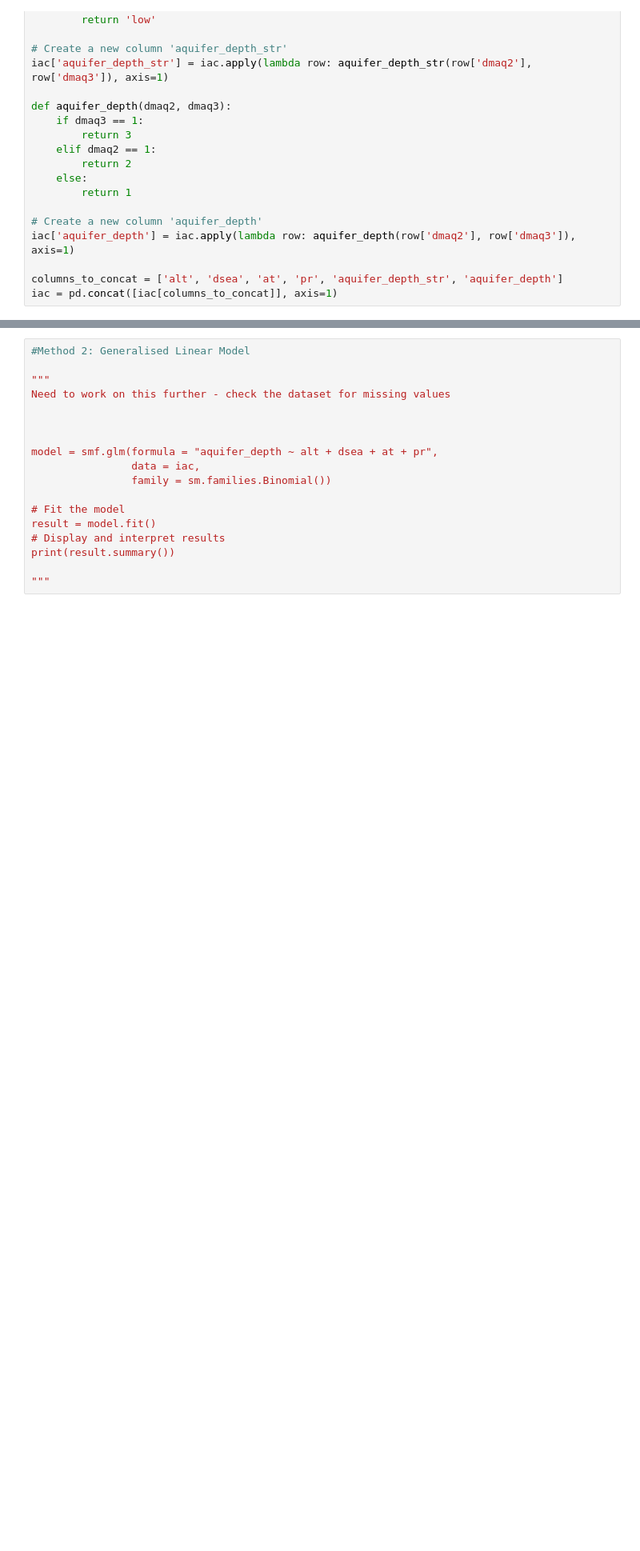
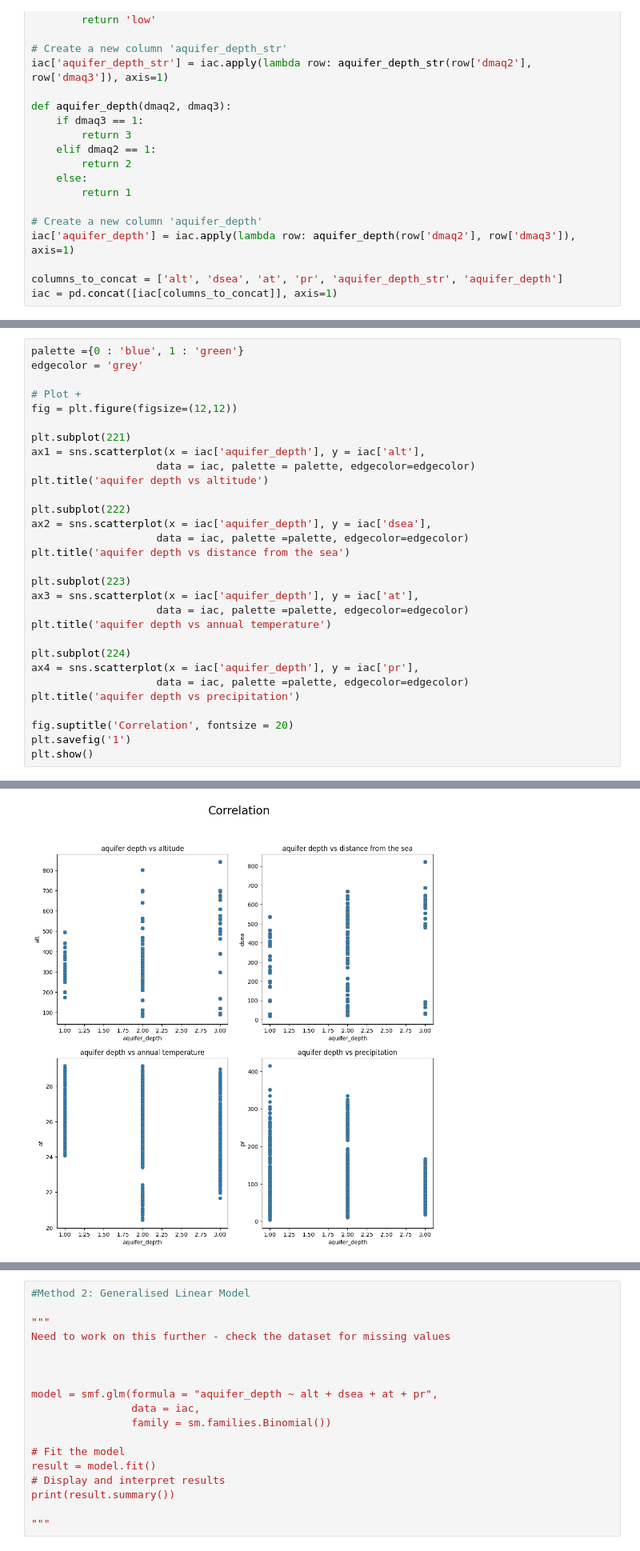
Before and after one commit to visheshikab/Personal_Projects, a Jupyter notebook: Groundwater_Prediction.ipynb, the cells around one changed output, grey strips where cells are left out. Shown: that part at 80% size. Saved outputs shown, nothing was run; the diff lists cells and outputs as text; blank space fills up the shorter version.

```diff
--- a/Groundwater_Prediction.ipynb
+++ b/Groundwater_Prediction.ipynb
@@ -90,0 +74,31 @@ fig.show()
+# %%
+palette ={0 : 'blue', 1 : 'green'}
+edgecolor = 'grey'
+
+# Plot +
+fig = plt.figure(figsize=(12,12))
+
+plt.subplot(221)
+ax1 = sns.scatterplot(x = iac['aquifer_depth'], y = iac['alt'],
+                    data = iac, palette = palette, edgecolor=edgecolor)
+plt.title('aquifer depth vs altitude')
+
+plt.subplot(222)
+ax2 = sns.scatterplot(x = iac['aquifer_depth'], y = iac['dsea'],
+                    data = iac, palette =palette, edgecolor=edgecolor)
+plt.title('aquifer depth vs distance from the sea')
+
+plt.subplot(223)
+ax3 = sns.scatterplot(x = iac['aquifer_depth'], y = iac['at'],
+                    data = iac, palette =palette, edgecolor=edgecolor)
+plt.title('aquifer depth vs annual temperature')
+
+plt.subplot(224)
+ax4 = sns.scatterplot(x = iac['aquifer_depth'], y = iac['pr'],
+                    data = iac, palette =palette, edgecolor=edgecolor)
+plt.title('aquifer depth vs precipitation')
+
+fig.suptitle('Correlation', fontsize = 20)
+plt.savefig('1')
+plt.show()
+# %% [output]
@@ -91,2 +115,3 @@ fig.show()
+[figure, added]
 # %%
 iac.head
```
Also changed, not shown: parts of 5 cells of this notebook.
